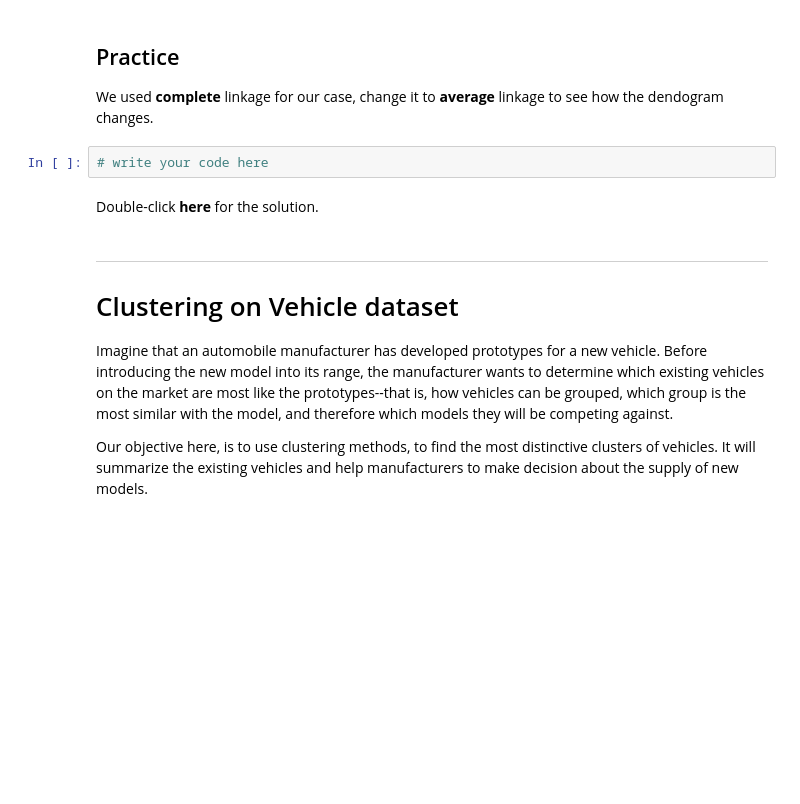
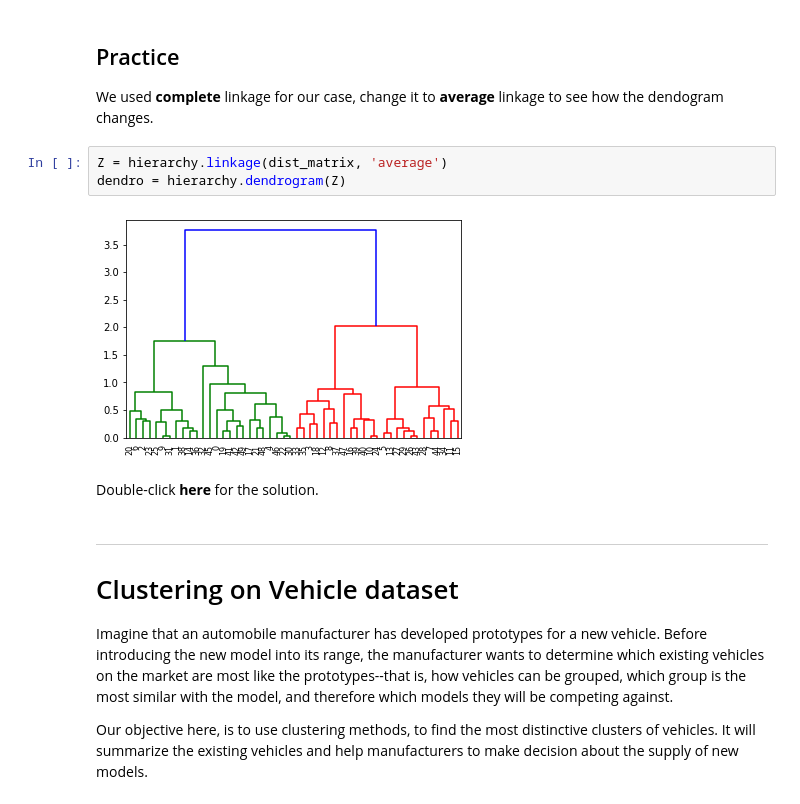
Before and after one commit to ishaansathaye/ML, a Jupyter notebook: python ml/Clustering/Hierarchical Clustering-Agglomerative.ipynb, the cells around one changed output. Drawn from its saved outputs; the diff is of its cells as text; blank space fills up the shorter version.

```diff
--- a/python ml/Clustering/Hierarchical Clustering-Agglomerative.ipynb
+++ b/python ml/Clustering/Hierarchical Clustering-Agglomerative.ipynb
@@ -127,8 +144,11 @@ dendro = hierarchy.dendrogram(Z)
 # %% [markdown]
 ## Practice
 We used __complete__ linkage for our case, change it to __average__ linkage to see how the dendogram changes.
-# %%
-# write your code here
+# %%
+Z = hierarchy.linkage(dist_matrix, 'average')
+dendro = hierarchy.dendrogram(Z)
+# %% [output]
+[figure, added]
 # %% [markdown]
 Double-click __here__ for the solution.
 
```
Also changed, not shown: parts of 19 cells of this notebook, 2 other files.
